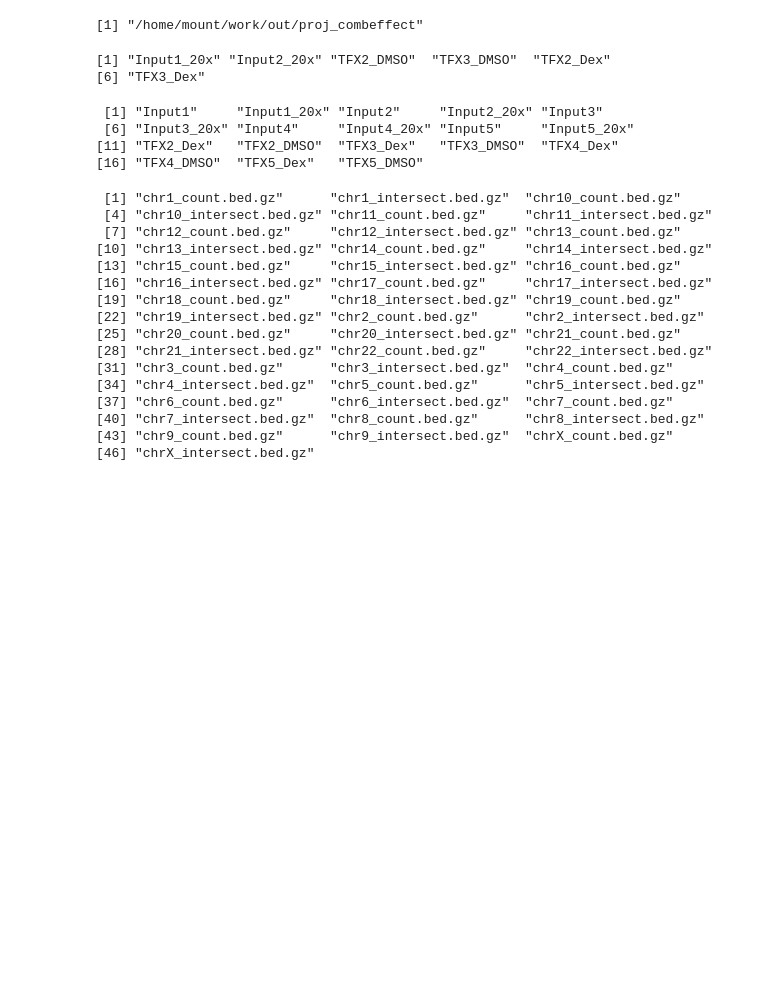
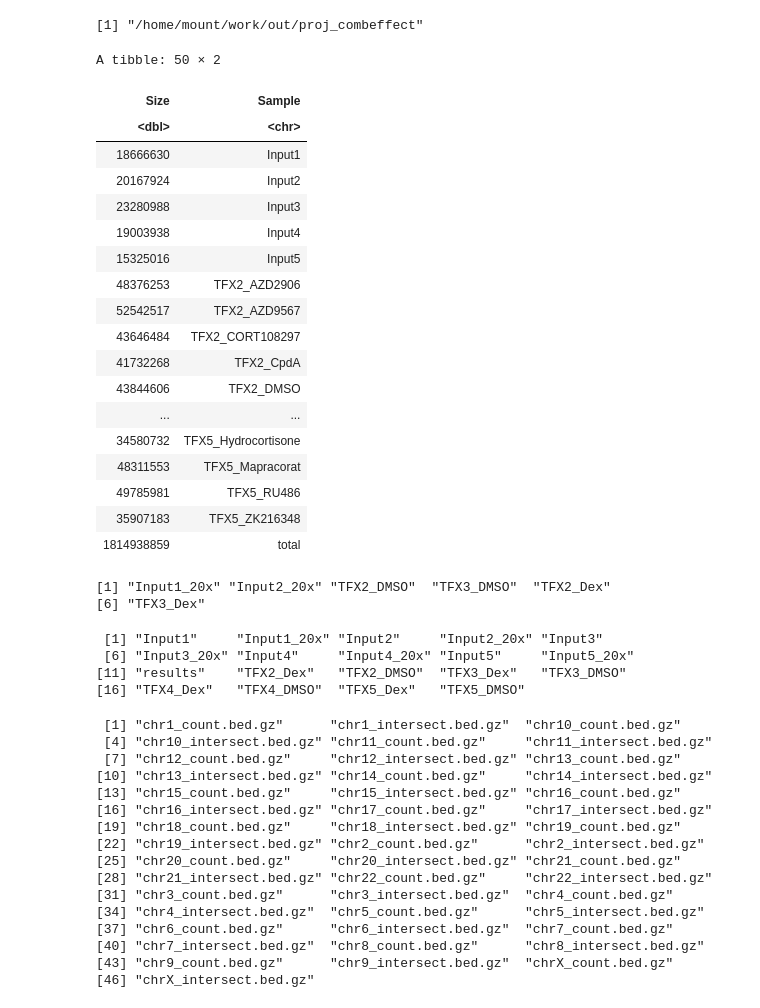
Before and after one commit to ReddyLab/Proj_CombEffect_STARRseq, a Jupyter notebook: notebooks/peak/cradle_peak_03table_sing.ipynb, the cells around one changed output. Saved outputs shown, nothing was run; the diff lists cells and outputs as text; code cells hidden in the pictures; blank space fills up the shorter version.

```diff
--- a/notebooks/peak/cradle_peak_03table_sing.ipynb
+++ b/notebooks/peak/cradle_peak_03table_sing.ipynb
@@ -51,6 +51,28 @@ dat_lib_size = read_tsv(
 dat_lib_size = dat_lib_size %>%
     mutate(Sample=tools::file_path_sans_ext(basename(Fpath))) %>%
     dplyr::select(Size, Sample)
+# %%
+dat_lib_size
+# %% [output]
+A tibble: 50 × 2
+| Size | Sample |
+| <dbl> | <chr> |
+| 18666630 | Input1 |
+| 20167924 | Input2 |
+| 23280988 | Input3 |
+| 19003938 | Input4 |
+| 15325016 | Input5 |
+| 48376253 | TFX2_AZD2906 |
+| 52542517 | TFX2_AZD9567 |
+| 43646484 | TFX2_CORT108297 |
+| 41732268 | TFX2_CpdA |
+| 43844606 | TFX2_DMSO |
+| ... | ... |
+| 34580732 | TFX5_Hydrocortisone |
+| 48311553 | TFX5_Mapracorat |
+| 49785981 | TFX5_RU486 |
+| 35907183 | TFX5_ZK216348 |
+| 1814938859 | total |
 # %%
 #SAMPLES = c(
 #    paste0("Input", 1:5, "_20x"),
@@ -66,11 +88,11 @@ SAMPLES
 [1] "Input1_20x" "Input2_20x" "TFX2_DMSO"  "TFX3_DMSO"  "TFX2_Dex"
 [6] "TFX3_Dex"
 # %%
-fdiry = file.path(FD_RES, "peak", "peak_count_cradle")
+fdiry = file.path(FD_RES, "peak", "cradle_peak_count")
 dir(fdiry)
 # %% [output]
  [1] "Input1"     "Input1_20x" "Input2"     "Input2_20x" "Input3"
  [6] "Input3_20x" "Input4"     "Input4_20x" "Input5"     "Input5_20x"
-[11] "TFX2_Dex"   "TFX2_DMSO"  "TFX3_Dex"   "TFX3_DMSO"  "TFX4_Dex"
-[16] "TFX4_DMSO"  "TFX5_Dex"   "TFX5_DMSO"
+[11] "results"    "TFX2_Dex"   "TFX2_DMSO"  "TFX3_Dex"   "TFX3_DMSO"
+[16] "TFX4_Dex"   "TFX4_DMSO"  "TFX5_Dex"   "TFX5_DMSO"
 # %%
```
Also changed, not shown: parts of 7 cells of this notebook, 9 other files.
